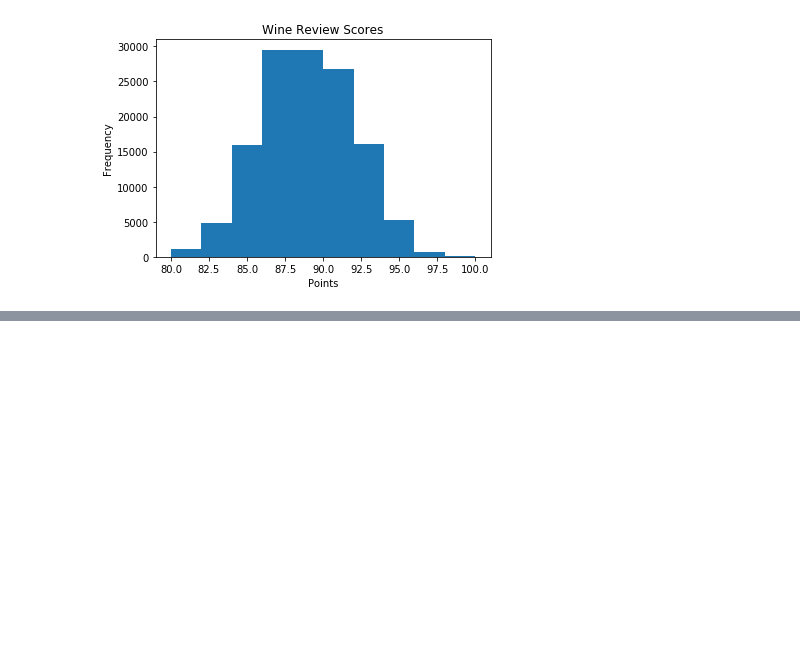
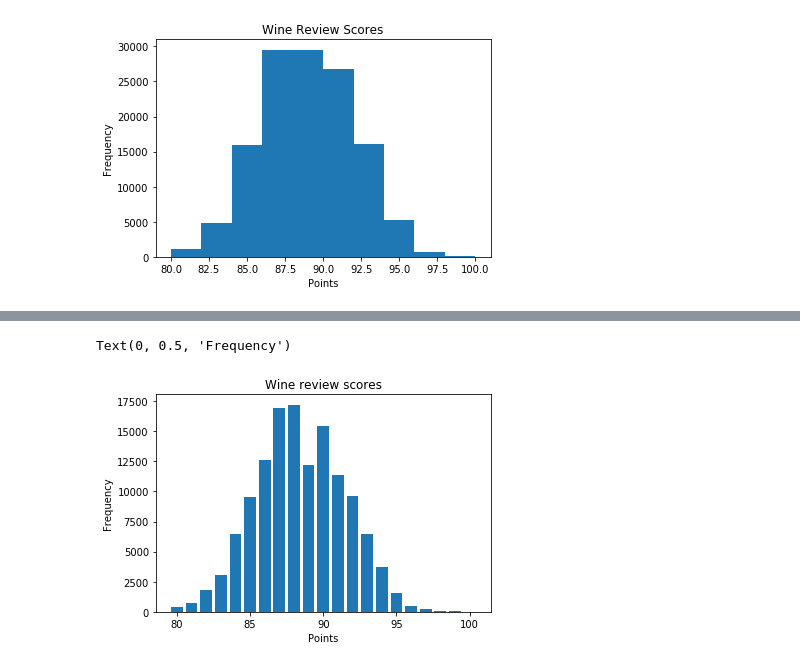
Before and after one commit to agarwal-peeush/Learning, a Jupyter notebook: Learning/ML/Data-Visualization-Python/Introduction to data visualisation.ipynb, the cells around one changed output, grey strips where cells are left out. Saved outputs shown, nothing was run; the diff lists cells and outputs as text; code cells hidden in the pictures; blank space fills up the shorter version.

Commit message:
Plotted bar chart using matplotlib

```diff
--- a/Learning/ML/Data-Visualization-Python/Introduction to data visualisation.ipynb
+++ b/Learning/ML/Data-Visualization-Python/Introduction to data visualisation.ipynb
@@ -124,0 +129,21 @@ Text(0, 0.5, 'Frequency')
+# %%
+# create a figure and axis
+fig, ax = plt.subplots()
+
+# count the occurrence of each class
+data = wine_reviews['points'].value_counts()
+
+# get x and y data
+points = data.index
+frequency = data.values
+
+# create a bar chart
+ax.bar(points, frequency)
+
+# set title and labels
+ax.set_title('Wine review scores')
+ax.set_xlabel('Points')
+ax.set_ylabel('Frequency')
+# %% [output]
+Text(0, 0.5, 'Frequency')
+[figure, added]
```
Also changed, not shown: parts of 1 cell of this notebook, 1 other file.
